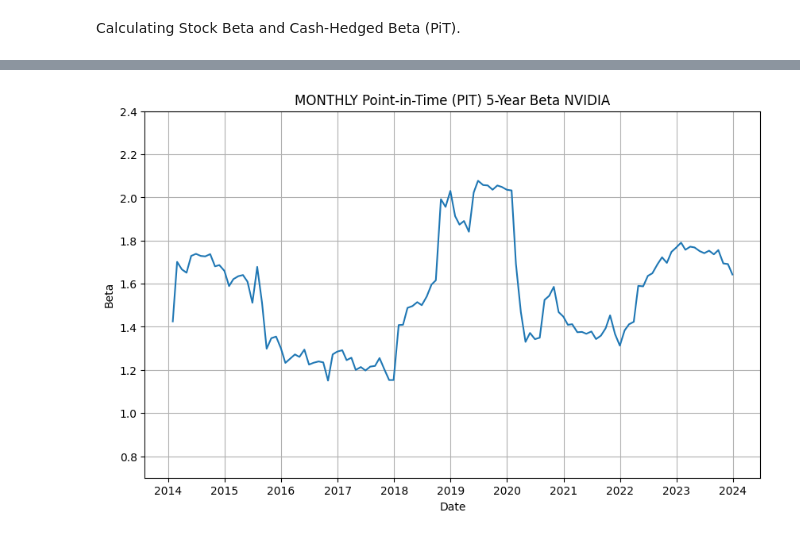
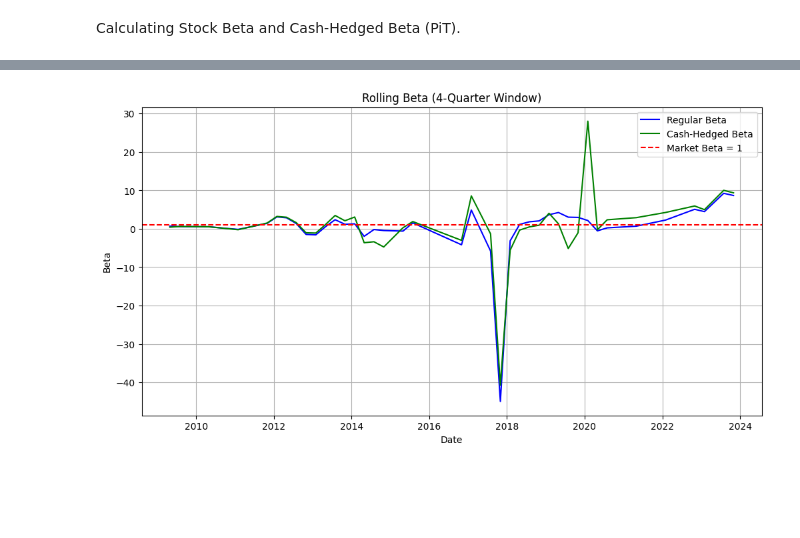
Before and after one commit to veervohra03/CashHedged, a Jupyter notebook: cashHedgedV2.ipynb, the cells around one changed output, grey strips where cells are left out. Cells and saved outputs as stored; diff of their text form; code cells hidden in the pictures; blank space fills up the shorter version.

```diff
--- a/cashHedgedV2.ipynb
+++ b/cashHedgedV2.ipynb
@@ -426,17 +187,26 @@ plt.show()
-# %%
-plt.figure(figsize=(10, 6))
-
-for permno, group_data in monthly_df.groupby('permno'):
-    plt.plot(group_data['date'], group_data['PIT_5Y_Beta'])
-
-plt.title('MONTHLY Point-in-Time (PIT) 5-Year Beta NVIDIA')
-plt.xlabel('Date')
-plt.ylabel('Beta')
-plt.ylim(0.7, 2.4)
-plt.grid(True)
-plt.show()
-# %% [output]
-[figure, removed]
 # %%
-def hello():
-    print("Hello")
+window = 4
+
+# Step 1: Calculate rolling beta for NVIDIA and Google
+def calculate_rolling_beta(stock_return, market_return, window):
+    rolling_cov = stock_return.rolling(window).cov(market_return)
+    rolling_var = market_return.rolling(window).var()
+    return rolling_cov / rolling_var
+# %%
+
+nvidia['nvidia_beta'] = calculate_rolling_beta(nvidia['quarterly_return'], nvidia['snp_quarterly_return'], window)
+nvidia['google_beta'] = calculate_rolling_beta(nvidia['cash_hedged_return'], nvidia['snp_quarterly_return'], window)
+# %%
+# Step 2: Plot rolling beta
+plt.figure(figsize=(12, 6))
+plt.plot(nvidia['date'], nvidia['nvidia_beta'], label='Regular Beta', color='blue')
+plt.plot(nvidia['date'], nvidia['google_beta'], label='Cash-Hedged Beta', color='green')
+plt.axhline(1, color='red', linestyle='--', label='Market Beta = 1')
+plt.title('Rolling Beta (4-Quarter Window)')
+plt.xlabel('Date')
+plt.ylabel('Beta')
+plt.legend()
+plt.grid()
+plt.show()
+# %% [output]
+[figure, added]
```
Also changed, not shown: parts of 21 cells of this notebook.
